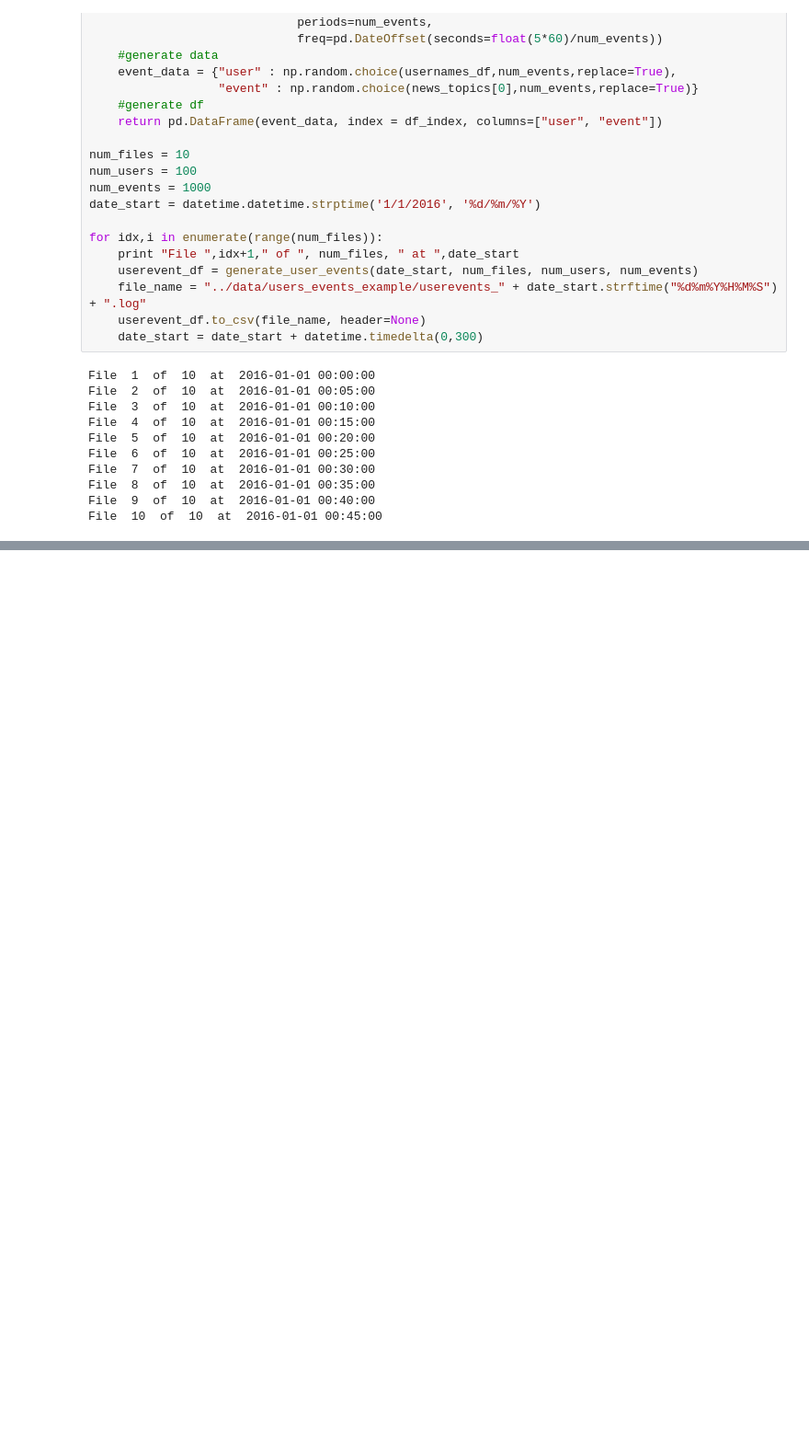
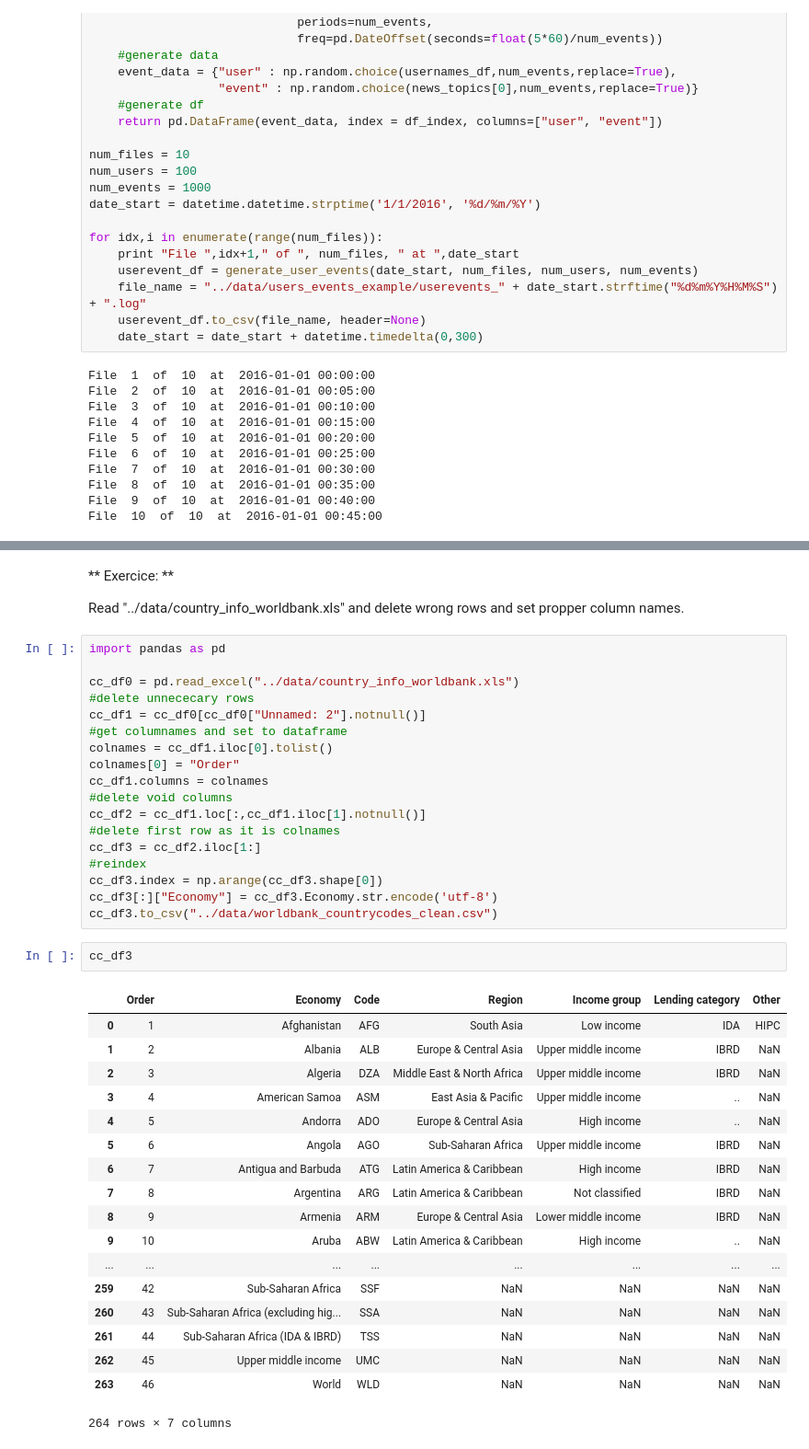
Before and after one commit to smorv/data_mining, a Jupyter notebook: notes/99 - Exercices.ipynb, the cells around one changed output, grey strips where cells are left out. Shown at 92% size. Saved outputs shown, nothing was run; the diff lists cells and outputs as text; blank space fills up the shorter version.

```diff
--- a/notes/99 - Exercices.ipynb
+++ b/notes/99 - Exercices.ipynb
@@ -181,0 +209,43 @@ user999,us|wrestling|grammys|companies|science|tv|video games|children|olympics|
+# %% [markdown]
+** Exercice: **
+
+Read "../data/country_info_worldbank.xls" and delete wrong rows and set propper column names.
+# %%
+import pandas as pd
+
+cc_df0 = pd.read_excel("../data/country_info_worldbank.xls")
+#delete unnececary rows
+cc_df1 = cc_df0[cc_df0["Unnamed: 2"].notnull()]
+#get columnames and set to dataframe
+colnames = cc_df1.iloc[0].tolist()
+colnames[0] = "Order"
+cc_df1.columns = colnames
+#delete void columns
+cc_df2 = cc_df1.loc[:,cc_df1.iloc[1].notnull()]
+#delete first row as it is colnames
+cc_df3 = cc_df2.iloc[1:]
+#reindex
+cc_df3.index = np.arange(cc_df3.shape[0])
+cc_df3[:]["Economy"] = cc_df3.Economy.str.encode('utf-8')
+cc_df3.to_csv("../data/worldbank_countrycodes_clean.csv")
+# %%
+cc_df3
+# %% [output]
+|  | Order | Economy | Code | Region | Income group | Lending category | Other |
+| 0 | 1 | Afghanistan | AFG | South Asia | Low income | IDA | HIPC |
+| 1 | 2 | Albania | ALB | Europe & Central Asia | Upper middle income | IBRD | NaN |
+| 2 | 3 | Algeria | DZA | Middle East & North Africa | Upper middle income | IBRD | NaN |
+| 3 | 4 | American Samoa | ASM | East Asia & Pacific | Upper middle income | .. | NaN |
+| 4 | 5 | Andorra | ADO | Europe & Central Asia | High income | .. | NaN |
+| 5 | 6 | Angola | AGO | Sub-Saharan Africa | Upper middle income | IBRD | NaN |
+| 6 | 7 | Antigua and Barbuda | ATG | Latin America & Caribbean | High income | IBRD | NaN |
+| 7 | 8 | Argentina | ARG | Latin America & Caribbean | Not classified | IBRD | NaN |
+| 8 | 9 | Armenia | ARM | Europe & Central Asia | Lower middle income | IBRD | NaN |
+| 9 | 10 | Aruba | ABW | Latin America & Caribbean | High income | .. | NaN |
+| ... | ... | ... | ... | ... | ... | ... | ... |
+| 259 | 42 | Sub-Saharan Africa | SSF | NaN | NaN | NaN | NaN |
+| 260 | 43 | Sub-Saharan Africa (excluding hig... | SSA | NaN | NaN | NaN | NaN |
+| 261 | 44 | Sub-Saharan Africa (IDA & IBRD) | TSS | NaN | NaN | NaN | NaN |
+| 262 | 45 | Upper middle income | UMC | NaN | NaN | NaN | NaN |
+| 263 | 46 | World | WLD | NaN | NaN | NaN | NaN |
+264 rows × 7 columns
```
Also changed, not shown: parts of 5 cells of this notebook, 11 other files.
